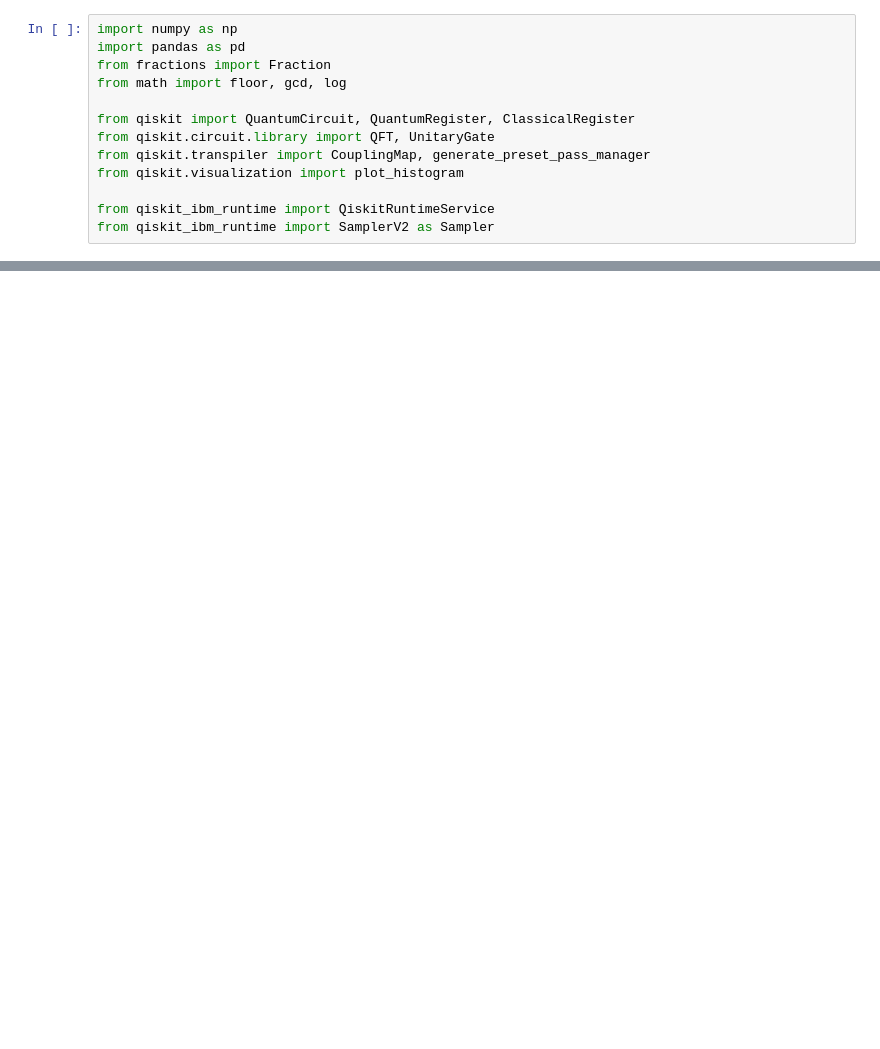
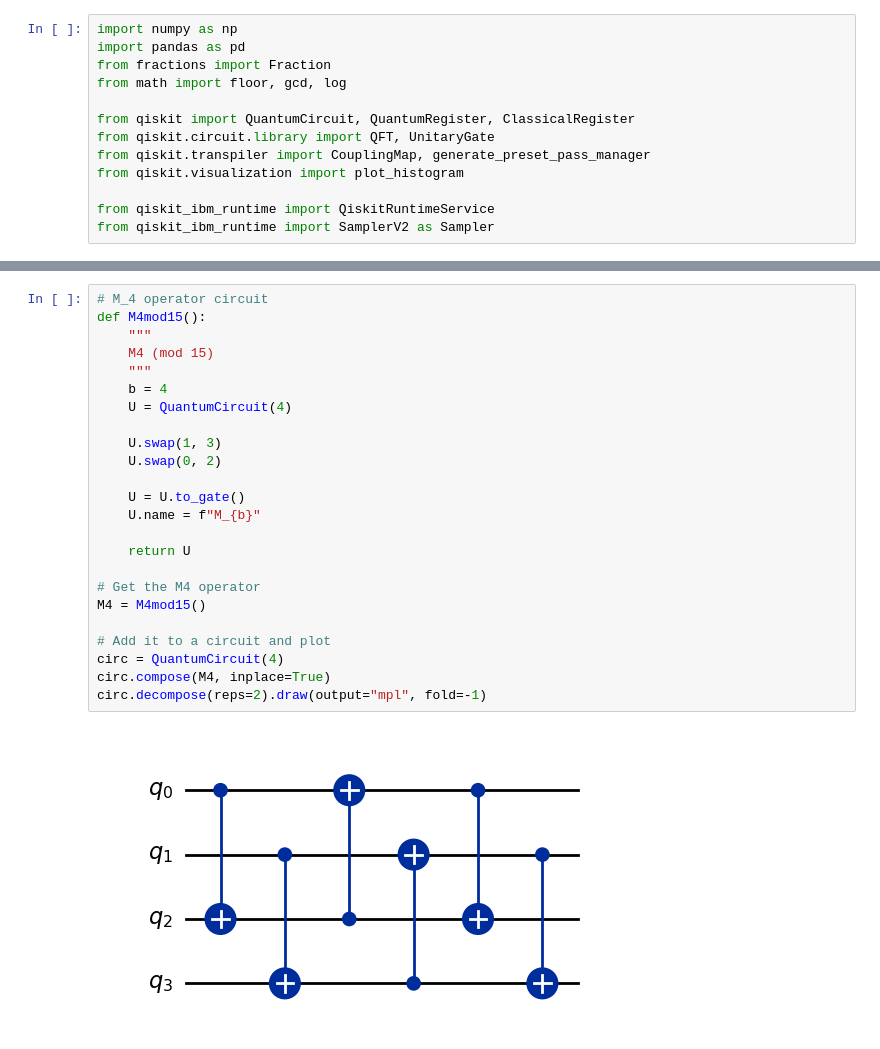
Before and after one commit to rhit-lucasja/shors-dlp, a Jupyter notebook: shorfac.ipynb, the cells around one changed output, grey strips where cells are left out. Cells and saved outputs as stored; diff of their text form; blank space fills up the shorter version.

```diff
--- a/shorfac.ipynb
+++ b/shorfac.ipynb
@@ -60,0 +84,26 @@ circ.decompose(reps=1).draw(output="mpl", fold=-1)
+# %%
+# M_4 operator circuit
+def M4mod15():
+    """
+    M4 (mod 15)
+    """
+    b = 4
+    U = QuantumCircuit(4)
+
+    U.swap(1, 3)
+    U.swap(0, 2)
+
+    U = U.to_gate()
+    U.name = f"M_{b}"
+
+    return U
+
+# Get the M4 operator
+M4 = M4mod15()
+
+# Add it to a circuit and plot
+circ = QuantumCircuit(4)
+circ.compose(M4, inplace=True)
+circ.decompose(reps=2).draw(output="mpl", fold=-1)
+# %% [output]
+[figure, added]
```
Also changed, not shown: parts of 10 cells of this notebook.
